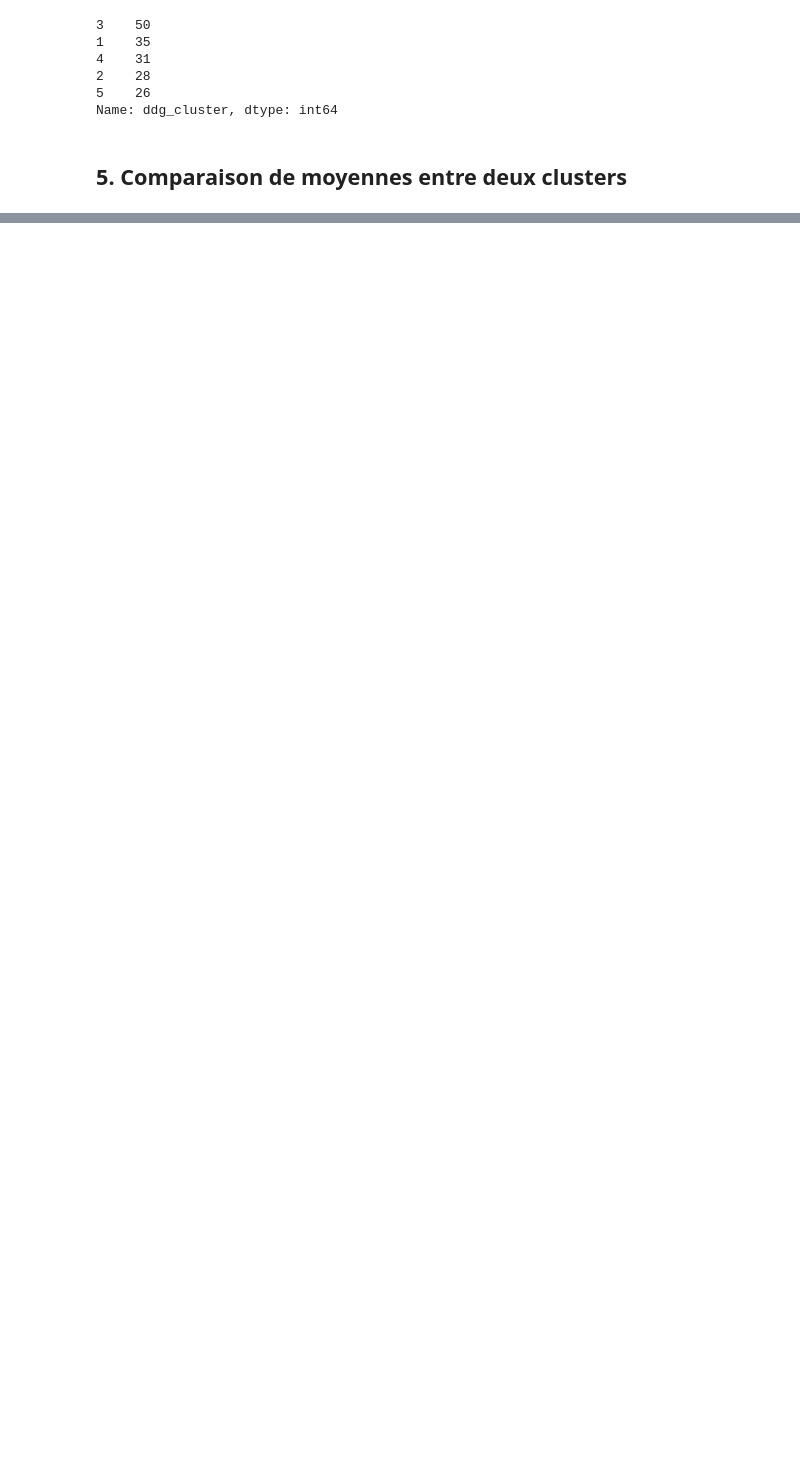
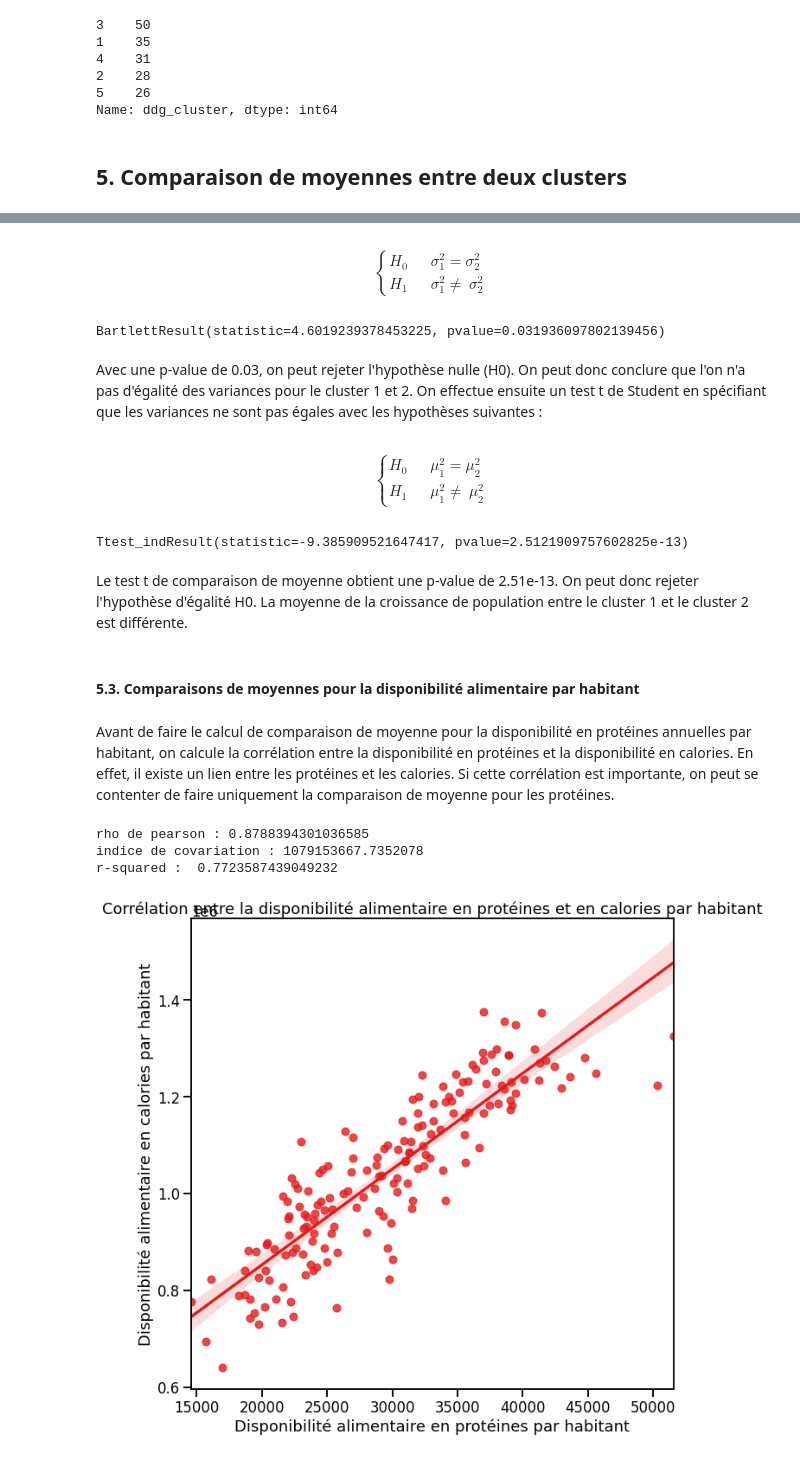
Before and after one commit to Sylvariane/etude_marche, a Jupyter notebook: P5_02_code.ipynb, the cells around one changed output, grey strips where cells are left out. Drawn from its saved outputs; the diff is of its cells as text; code cells hidden in the pictures; blank space fills up the shorter version.

```diff
--- a/P5_02_code.ipynb
+++ b/P5_02_code.ipynb
@@ -478,0 +580,59 @@ Name: ddg_cluster, dtype: int64
+# %% [markdown]
+  \begin{cases}
+    H_0      & \quad \sigma^2_1 = \sigma^2_2\\
+    H_1      & \quad \sigma^2_1 \neq\ \sigma^2_2
+  \end{cases}
+# %%
+clust1 = df[df["ddg_cluster"]==1]["croissance_pop"]
+clust2 = df[df["ddg_cluster"]==2]["croissance_pop"]
+st.stats.bartlett(clust1,clust2)
+# %% [output]
+BartlettResult(statistic=4.6019239378453225, pvalue=0.031936097802139456)
+# %% [markdown]
+Avec une p-value de 0.03, on peut rejeter l'hypothèse nulle (H0). On peut donc conclure que l'on n'a pas d'égalité des variances pour le cluster 1 et 2. On effectue ensuite un test t de Student en spécifiant que les variances ne sont pas égales avec les hypothèses suivantes :
+# %% [markdown]
+  \begin{cases}
+    H_0      & \quad \mu^2_1 = \mu^2_2\\
+    H_1      & \quad \mu^2_1 \neq\ \mu^2_2
+  \end{cases}
+# %%
+st.stats.ttest_ind(clust1,clust2, equal_var=False)
+# %% [output]
+Ttest_indResult(statistic=-9.385909521647417, pvalue=2.5121909757602825e-13)
+# %% [markdown]
+Le test t de comparaison de moyenne obtient une p-value de 2.51e-13. On peut donc rejeter l'hypothèse d'égalité H0. La moyenne de la croissance de population entre le cluster 1 et le cluster 2 est différente.
+# %% [markdown]
+#### 5.3. Comparaisons de moyennes pour la disponibilité alimentaire par habitant
+# %% [markdown]
+Avant de faire le calcul de comparaison de moyenne pour la disponibilité en protéines annuelles par habitant, on calcule la corrélation entre la disponibilité en protéines et la disponibilité en calories. En effet, il existe un lien entre les protéines et les calories. Si cette corrélation est importante, on peut se contenter de faire uniquement la comparaison de moyenne pour les protéines.
+# %%
+x = df['dispo_prot_hab']
+y = df['dispo_kcal_hab']
+
+print('rho de pearson :', st.stats.pearsonr(x, y)[0])
+print('indice de covariation :', np.cov(x, y, ddof=0)[1,0])
+
+Y = df['dispo_kcal_hab']
+X = df[['dispo_prot_hab']]
+X = X.copy()
+X['intercept'] = 1.
+result = sm.OLS(Y, X).fit()
+a,b = result.params['dispo_prot_hab'],result.params['intercept']
+print('r-squared : ', (st.stats.pearsonr(x,y)[0])**2)
+# %% [output]
+rho de pearson : 0.8788394301036585
+indice de covariation : 1079153667.7352078
+r-squared :  0.7723587439049232
+# %%
+sns.set_context('talk')
+sns.set_palette('Set1')
+
+_ = plt.figure(figsize = (10,10))
+_ = sns.regplot('dispo_prot_hab', 'dispo_kcal_hab', data=df)
+_ = plt.xlabel("Disponibilité alimentaire en protéines par habitant (en g/hab)")
+_ = plt.ylabel("Disponibilité alimentaire en calories par habitant (en kcal/hab)")
+_ = plt.title("Corrélation entre la disponibilité alimentaire en protéines et en calories par habitant")
+
+_ = plt.show()
+# %% [output]
+[figure, added]
```
Also changed, not shown: parts of 48 cells of this notebook.
